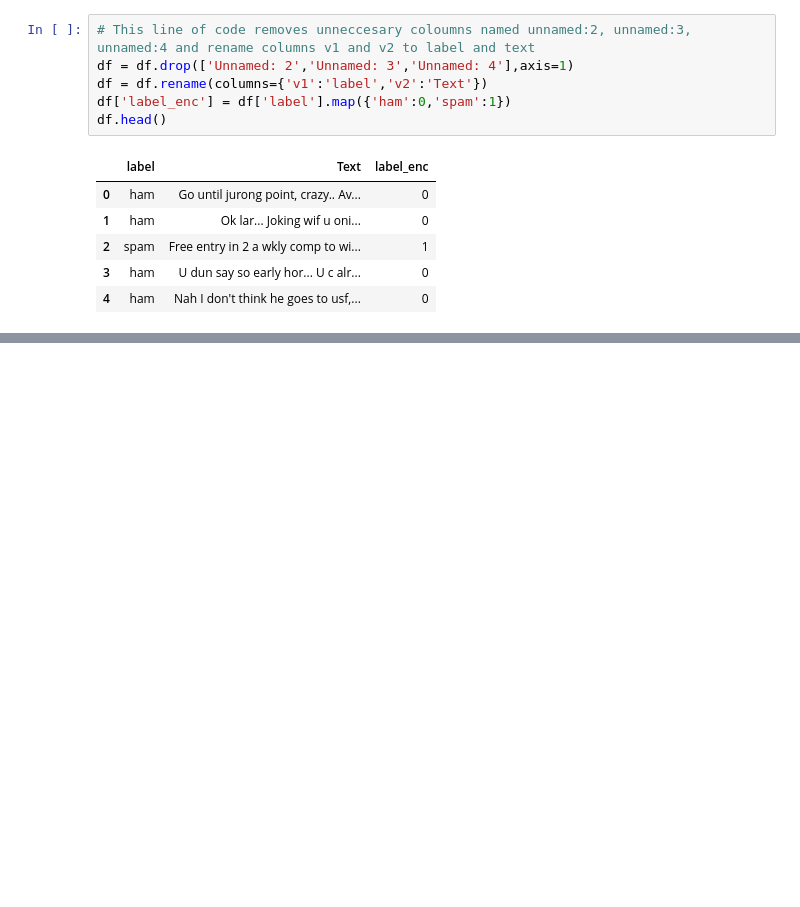
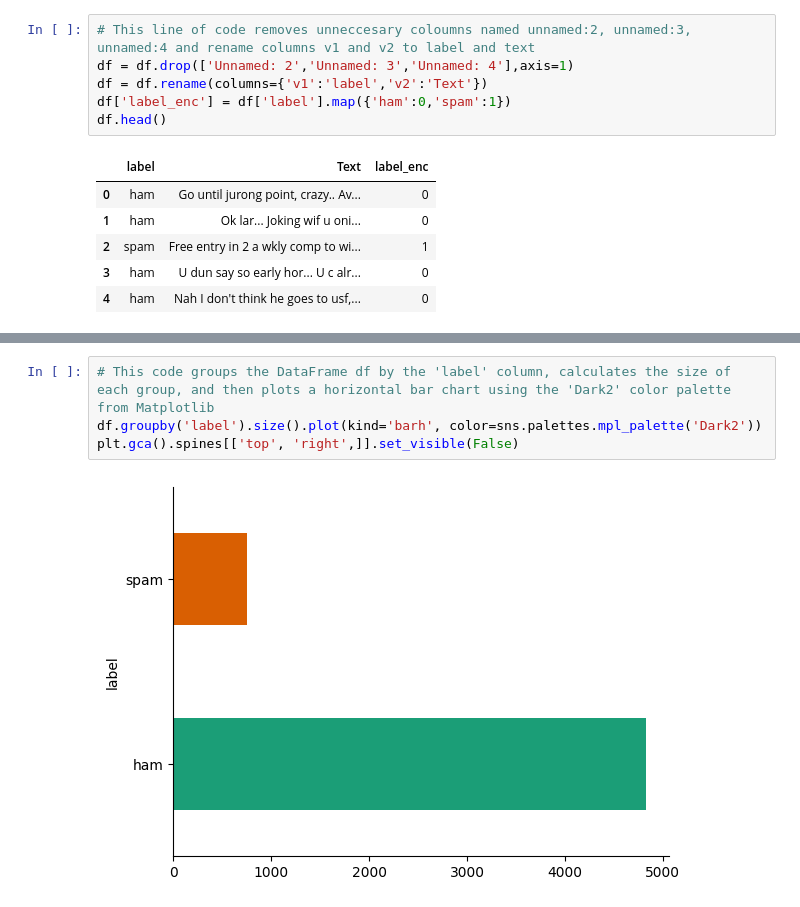
Before and after one commit to sushanthreddy29/SMS_Spam_Detection, a Jupyter notebook: SMS_Spam_Detection.ipynb, the cells around one changed output, grey strips where cells are left out. Drawn from its saved outputs; the diff is of its cells as text; blank space fills up the shorter version.

```diff
--- a/SMS_Spam_Detection.ipynb
+++ b/SMS_Spam_Detection.ipynb
@@ -32,0 +39,6 @@ df.head()
+# %%
+# This code groups the DataFrame df by the 'label' column, calculates the size of each group, and then plots a horizontal bar chart using the 'Dark2' color palette from Matplotlib
+df.groupby('label').size().plot(kind='barh', color=sns.palettes.mpl_palette('Dark2'))
+plt.gca().spines[['top', 'right',]].set_visible(False)
+# %% [output]
+[figure, added]
```
Also changed, not shown: parts of 1 cell of this notebook.
